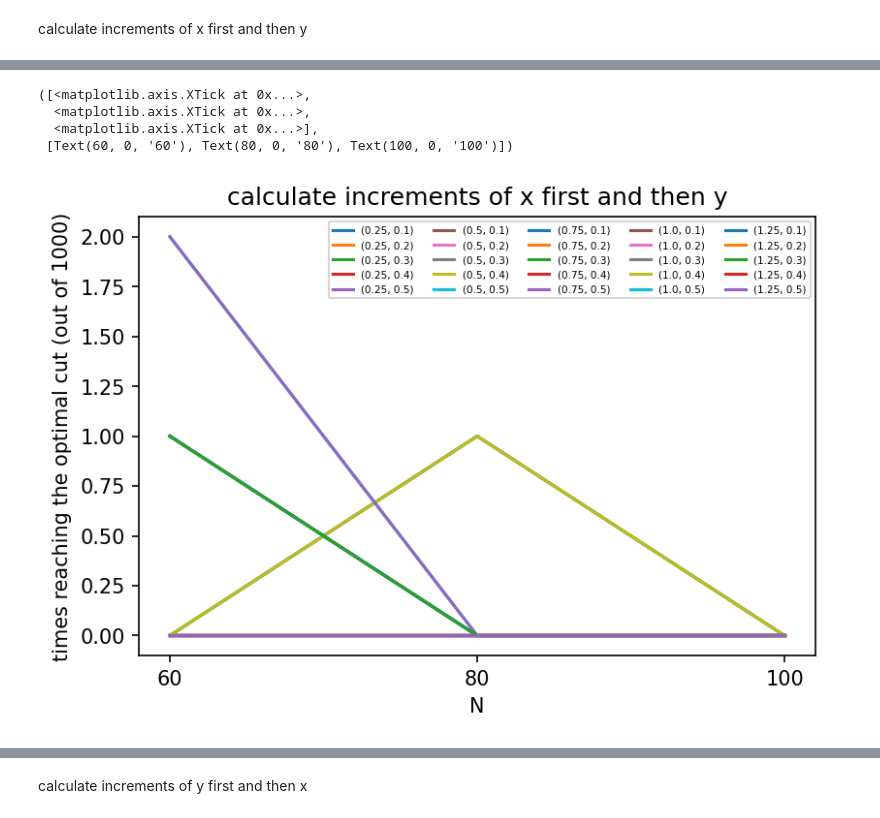
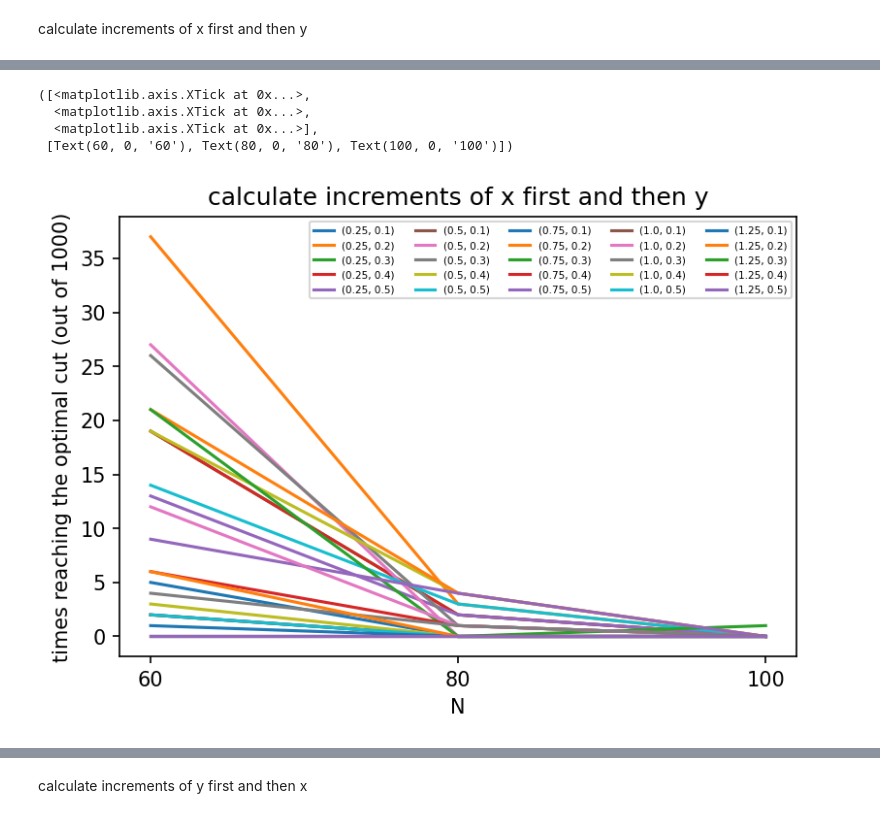
Before and after one commit to haoyudoingthings/Annealing-Algorithms, a Jupyter notebook: Simulated Bifurcation/dSB Benchmark.ipynb, the cells around one changed output, grey strips where cells are left out. Cells and saved outputs as stored; diff of their text form; code cells hidden in the pictures.

```diff
--- a/Simulated Bifurcation/dSB Benchmark.ipynb
+++ b/Simulated Bifurcation/dSB Benchmark.ipynb
@@ -162,11 +162,14 @@ def get_cut_val(N, ins, PS, dt, c0, y0, normalize_J=True, rng=None, fun=dSB):
     fin_energy = fin_state.dot(J.dot(fin_state))
 
     return int(np.sum(J) - fin_energy) # cut value
+# %%
+dt_lst = [0.25, 0.5, 0.75, 1.0, 1.25]
+c0_lst = [0.1, 0.2, 0.3, 0.4, 0.5]
 # %%
-num_rep = 100
+num_rep = 1000
 args_lst = []
-for dt in [0.25, 0.5, 0.75, 1.0, 1.25]:
-    for c0 in [0.1, 0.2, 0.3, 0.4, 0.5]:
+for dt in dt_lst:
+    for c0 in c0_lst:
         for N in [60, 80, 100]:
             for ins in range(10):
                 for _ in range(num_rep):
@@ -216,8 +219,8 @@ for (N, ins, dt, c0) in avg_cut_vals.keys():
 xdata = [60, 80, 100]
 
 plt.figure(dpi=150)
-for dt in [0.25, 0.5, 0.75, 1.0, 1.25]:
-    for c0 in [0.1, 0.2, 0.3, 0.4, 0.5]:
+for dt in dt_lst:
+    for c0 in c0_lst:
         ydata = [avg_cut_vals_2[(N, dt, c0)] for N in xdata]
         plt.plot(xdata, ydata, label=f'({dt}, {c0})')
 plt.xlabel("N")
@@ -234,19 +237,19 @@ plt.xticks(xdata, xdata)
 # %%
 xdata = [60, 80, 100]
 
 plt.figure(dpi=150)
-for dt in [0.25, 0.5, 0.75, 1.0, 1.25]:
-    for c0 in [0.1, 0.2, 0.3, 0.4, 0.5]:
+for dt in dt_lst:
+    for c0 in c0_lst:
         ydata = [best_counts_2[(N, dt, c0)] for N in xdata]
         plt.plot(xdata, ydata, label=f'({dt}, {c0})')
 plt.xlabel("N")
-plt.ylabel("times reaching the optimal cut (out of 1000)")
+plt.ylabel("times reaching the optimal cut (out of 10000)")
 plt.title("calculate increments of x first and then y")
 plt.legend(loc='upper right', ncol=5, fontsize=5)
 plt.xticks(xdata, xdata)
 # %% [output]
 ([<matplotlib.axis.XTick at 0x...>,
   <matplotlib.axis.XTick at 0x...>,
   <matplotlib.axis.XTick at 0x...>],
  [Text(60, 0, '60'), Text(80, 0, '80'), Text(100, 0, '100')])
-[figure, old version]
+[figure, new version]
```
Also changed, not shown: parts of 15 cells of this notebook.
